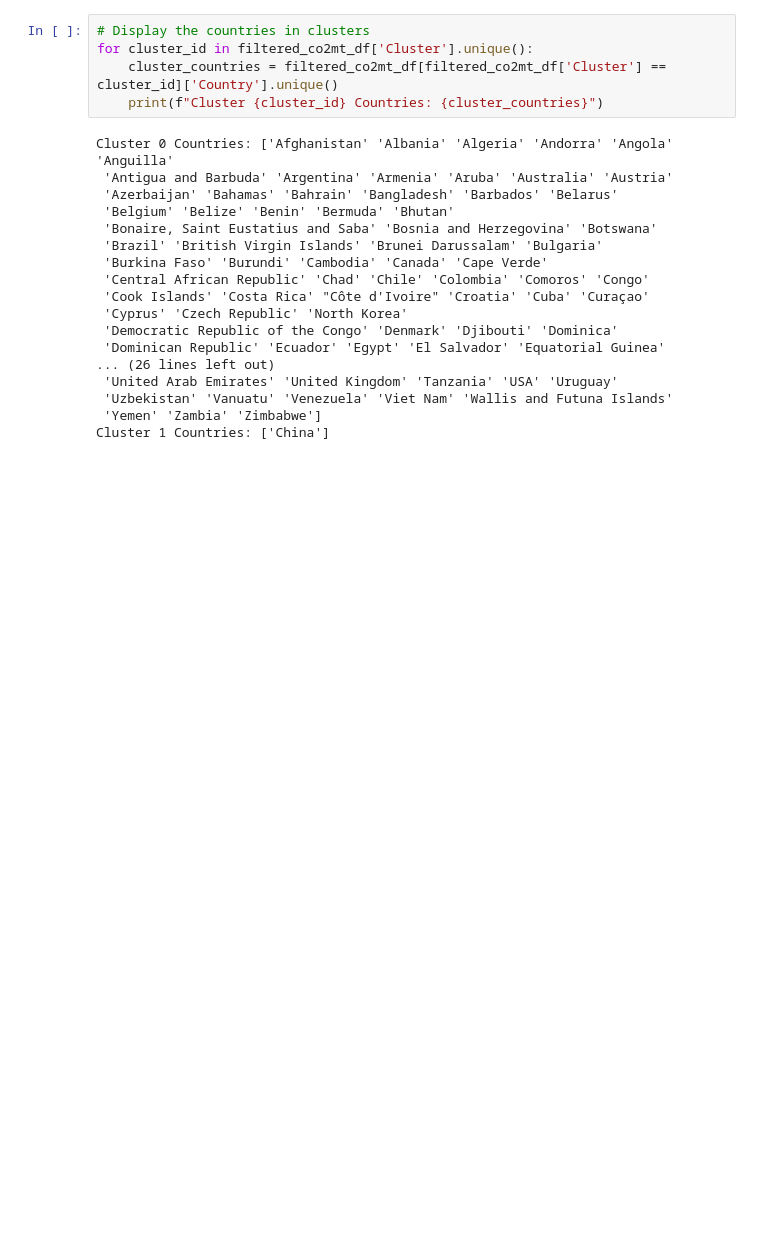
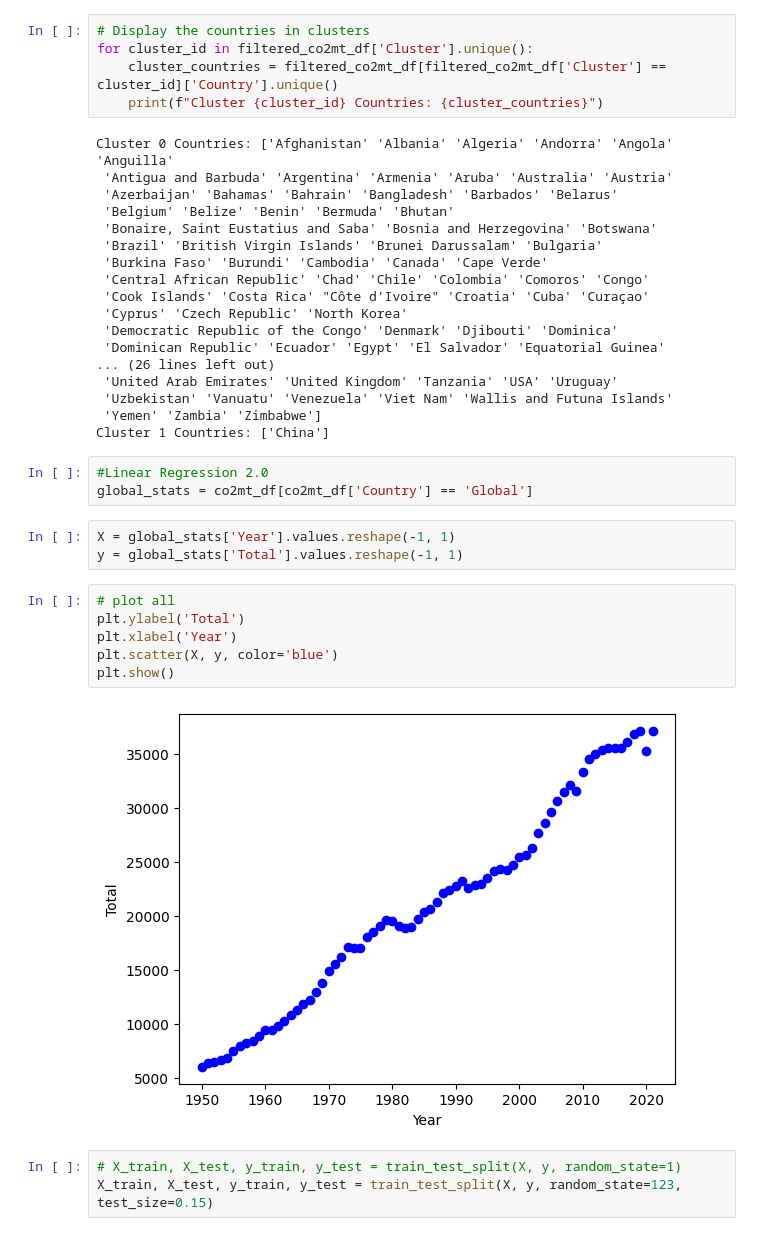
Before and after one commit to LUJHNA/ExamBI, a Jupyter notebook: Exam Project.ipynb, the cells around one changed output. Drawn from its saved outputs; the diff is of its cells as text; blank space fills up the shorter version.

```diff
--- a/Exam Project.ipynb
+++ b/Exam Project.ipynb
@@ -730,3 +743,20 @@ Cluster 0 Countries: ['Afghanistan' 'Albania' 'Algeria' 'Andorra' 'Angola' 'Angu
  'Uzbekistan' 'Vanuatu' 'Venezuela' 'Viet Nam' 'Wallis and Futuna Islands'
  'Yemen' 'Zambia' 'Zimbabwe']
 Cluster 1 Countries: ['China']
+# %%
+#Linear Regression 2.0
+global_stats = co2mt_df[co2mt_df['Country'] == 'Global']
+# %%
+X = global_stats['Year'].values.reshape(-1, 1)
+y = global_stats['Total'].values.reshape(-1, 1)
+# %%
+# plot all
+plt.ylabel('Total')
+plt.xlabel('Year')
+plt.scatter(X, y, color='blue')
+plt.show()
+# %% [output]
+[figure, added]
+# %%
+# X_train, X_test, y_train, y_test = train_test_split(X, y, random_state=1)
+X_train, X_test, y_train, y_test = train_test_split(X, y, random_state=123, test_size=0.15)
```
Also changed, not shown: parts of 29 cells of this notebook, 2 other files.
